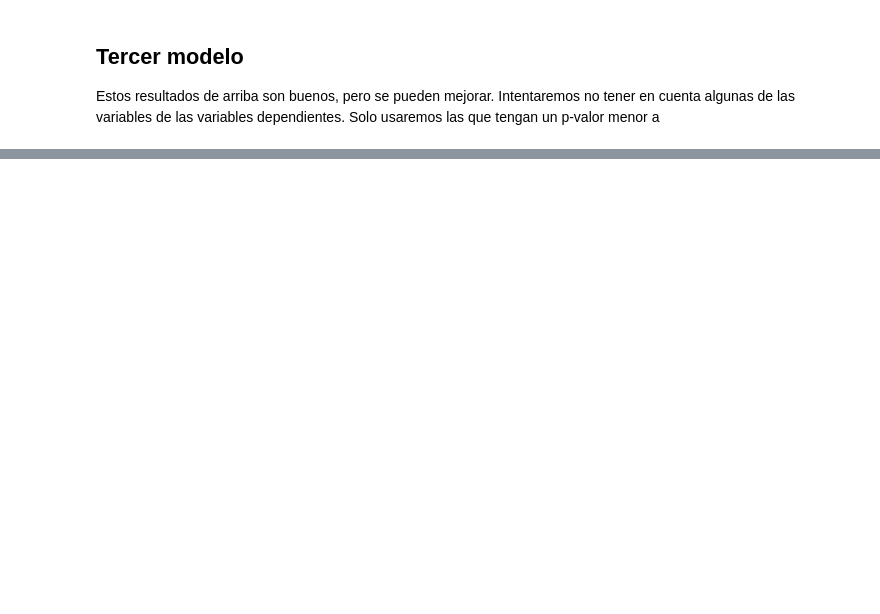
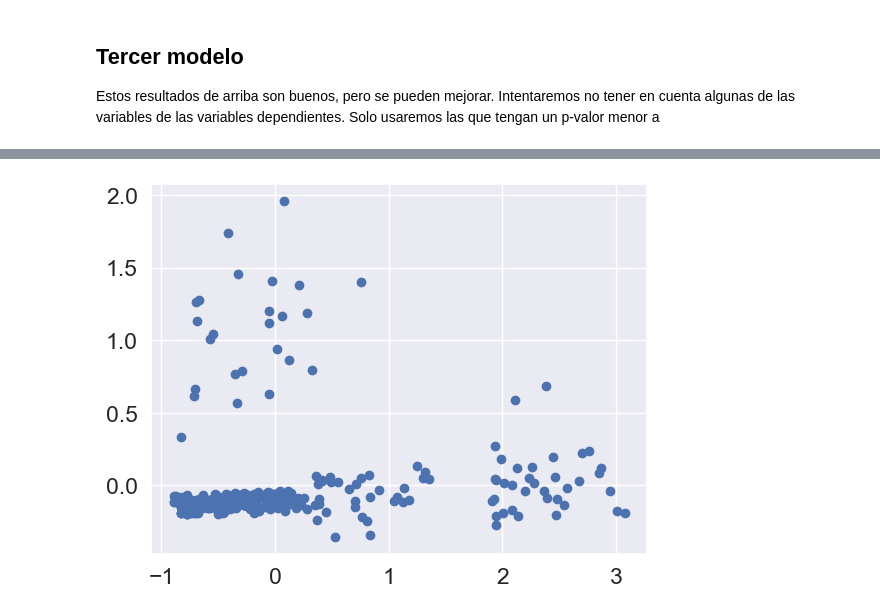
Before and after one commit to stebanca1998/regresion_lineal, a Jupyter notebook: notebooks/0-regresion_lineal.ipynb, the cells around one changed output, grey strips where cells are left out. Saved outputs shown, nothing was run; the diff lists cells and outputs as text; code cells hidden in the pictures; blank space fills up the shorter version.

```diff
--- a/notebooks/0-regresion_lineal.ipynb
+++ b/notebooks/0-regresion_lineal.ipynb
@@ -290,0 +194,4 @@ plt.show()
+# %%
+X_cols_3 = ['children', 'smoker_yes', 'age2', 'overweight*smoker', 'region_southwest']
+y_col_3 = ['charges']
+model_3 = Modelo(df_second,X_cols_3,y_col_3)
@@ -290,0 +225,4 @@ plt.show()
+# %%
+model_3.GetResidualsPlot()
+# %% [output]
+[figure, added]
```
Also changed, not shown: parts of 22 cells of this notebook.
